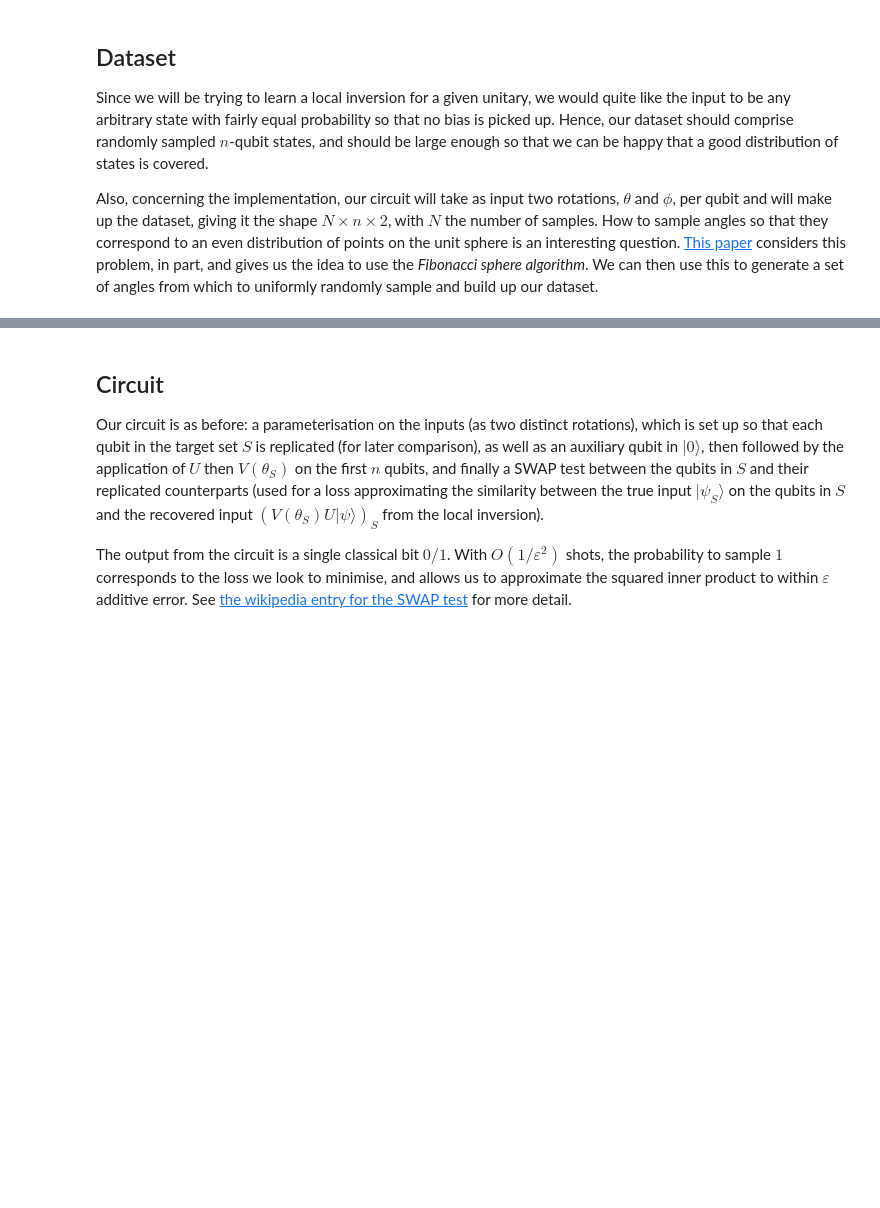
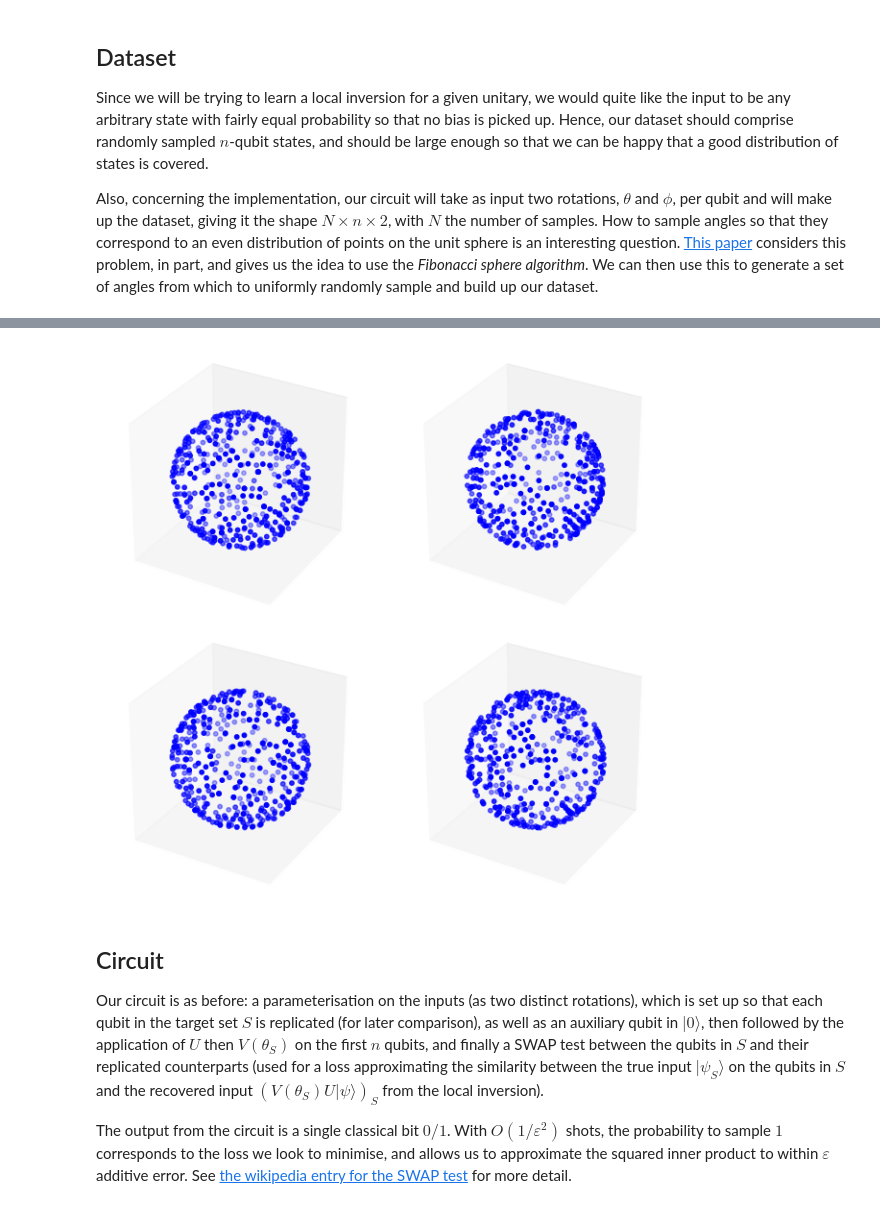
Before and after one commit to BenPrie/variational-local-inversions, a Jupyter notebook: layerwise-learning.ipynb, the cells around one changed output, grey strips where cells are left out. Drawn from its saved outputs; the diff is of its cells as text; code cells hidden in the pictures; blank space fills up the shorter version.

Commit message:
Experimenting with different size datasets in QNN training and validation

```diff
--- a/layerwise-learning.ipynb
+++ b/layerwise-learning.ipynb
@@ -140,15 +137,43 @@ plot_angles(angles)
 # %%
 # Build a dataset of N n-qubit states over an unbiased distribution.
-def sample_xs(N, n, n_points=10000):
+def sample_xs(N, n, n_points=500):
     # Generate the set of angles.
     angles = sample_input_angles(n_points)
 
     # Return N uniformly randomly sampled sets of angles.
     return np.array([
         angles[np.random.choice(angles.shape[0], size=n, replace=True)] for _ in range(N)
     ])
 
-xs = sample_xs(N=5000, n=U.num_qubits)
+N = 500
+xs = sample_xs(N=N, n=U.num_qubits, n_points=1000)
+
+# Plot it.
+fig, axes = plt.subplots(2, 2, figsize=(8, 6), subplot_kw=dict(projection='3d'), layout='tight')
+
+for i, ax in enumerate(axes.flatten()):
+    angles = xs[:, i, :]
+
+    # Get Cartesian coordinates.
+    theta = angles[:, 0]
+    phi = angles[:, 1]
+    x = np.sin(phi) * np.cos(theta)
+    y = np.sin(phi) * np.sin(theta)
+    z = np.cos(phi)
+
+    # Plot.
+    ax.scatter(x, y, z, c='b', marker='o', s=5000/N)
+
+    # Beautify.
+    ax.set_box_aspect([1, 1, 1])
+    ax.set_xticks([])
+    ax.set_yticks([])
+    ax.set_zticks([])
+    ax.set_facecolor('none')
+
+plt.savefig('./figures/train-set-samples.pdf', bbox_inches='tight')
+# %% [output]
+[figure, added]
 # %%
 # Train test split.
 test_size, val_size = .25, .15
```
Also changed, not shown: parts of 2 cells of this notebook, 7 other files.
